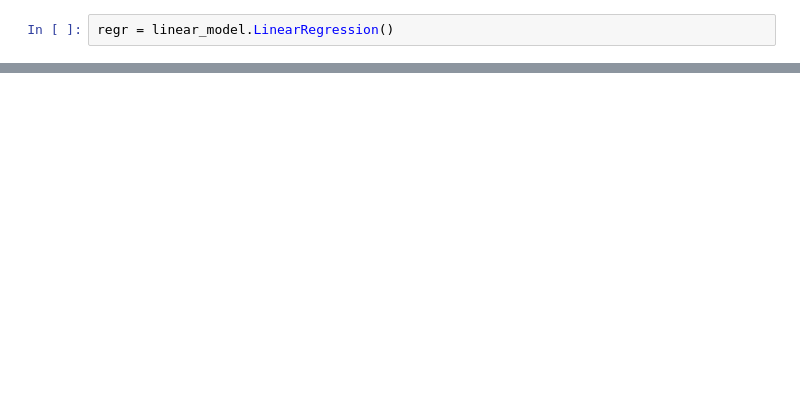
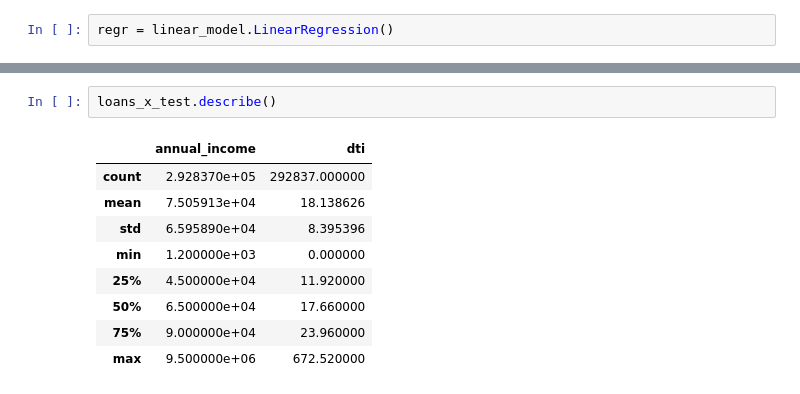
Before and after one commit to dueh7726/CapStone1, a Jupyter notebook: Linear Regression.ipynb, the cells around one changed output, grey strips where cells are left out. Saved outputs shown, nothing was run; the diff lists cells and outputs as text; blank space fills up the shorter version.

```diff
--- a/Linear Regression.ipynb
+++ b/Linear Regression.ipynb
@@ -70,0 +122,12 @@ regr = linear_model.LinearRegression()
+# %%
+loans_x_test.describe()
+# %% [output]
+|  | annual_income | dti |
+| count | 2.928370e+05 | 292837.000000 |
+| mean | 7.505913e+04 | 18.138626 |
+| std | 6.595890e+04 | 8.395396 |
+| min | 1.200000e+03 | 0.000000 |
+| 25% | 4.500000e+04 | 11.920000 |
+| 50% | 6.500000e+04 | 17.660000 |
+| 75% | 9.000000e+04 | 23.960000 |
+| max | 9.500000e+06 | 672.520000 |
```
Also changed, not shown: parts of 35 cells of this notebook.
